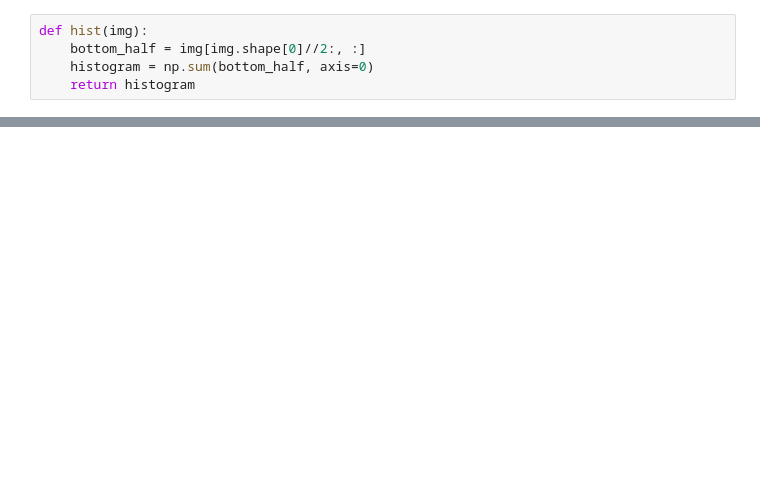
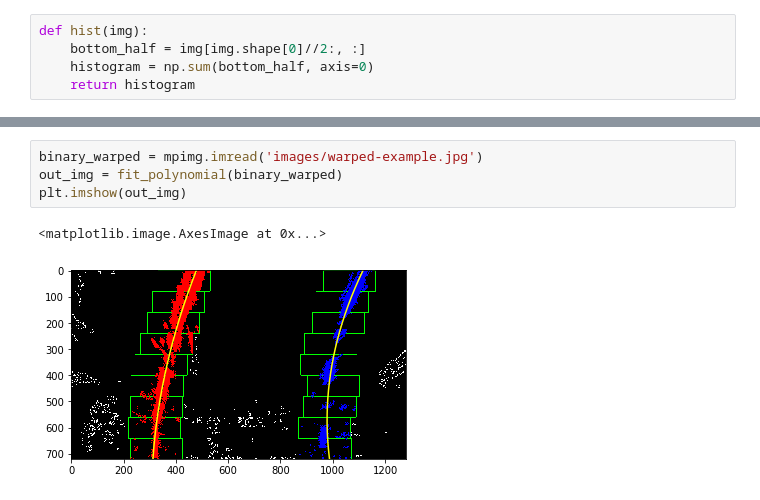
Before and after one commit to MasanaoMatsuda/tr-self-driving-cars, a Jupyter notebook: L8_AdvancedComputerVision.ipynb, the cells around one changed output, grey strips where cells are left out. Drawn from its saved outputs; the diff is of its cells as text; blank space fills up the shorter version.

```diff
--- a/L8_AdvancedComputerVision.ipynb
+++ b/L8_AdvancedComputerVision.ipynb
@@ -53,0 +255,7 @@ plt.plot(histogram)
+# %%
+binary_warped = mpimg.imread('images/warped-example.jpg')
+out_img = fit_polynomial(binary_warped)
+plt.imshow(out_img)
+# %% [output]
+<matplotlib.image.AxesImage at 0x...>
+[figure, added]
```
Also changed, not shown: parts of 15 cells of this notebook.
